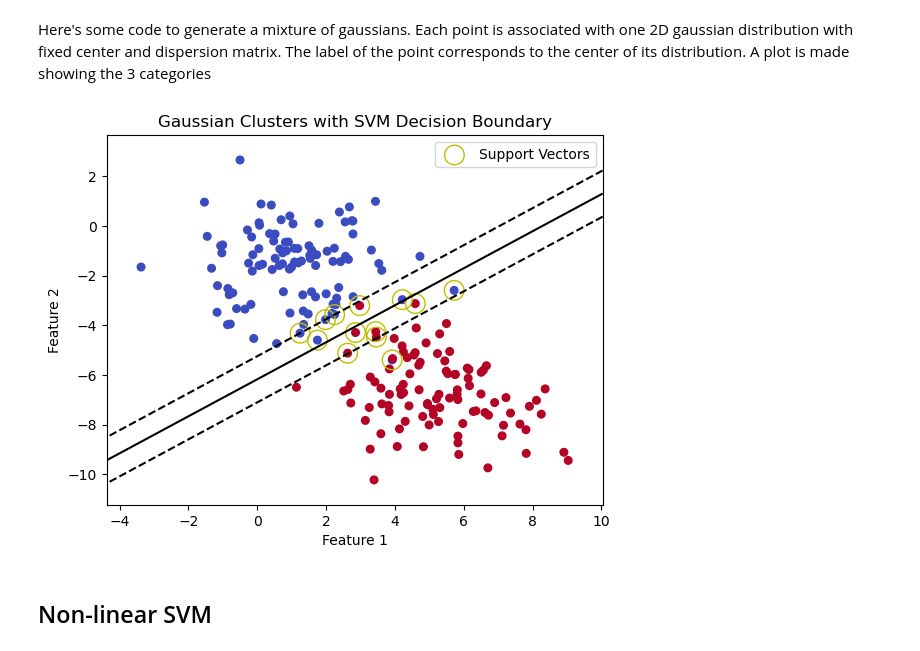
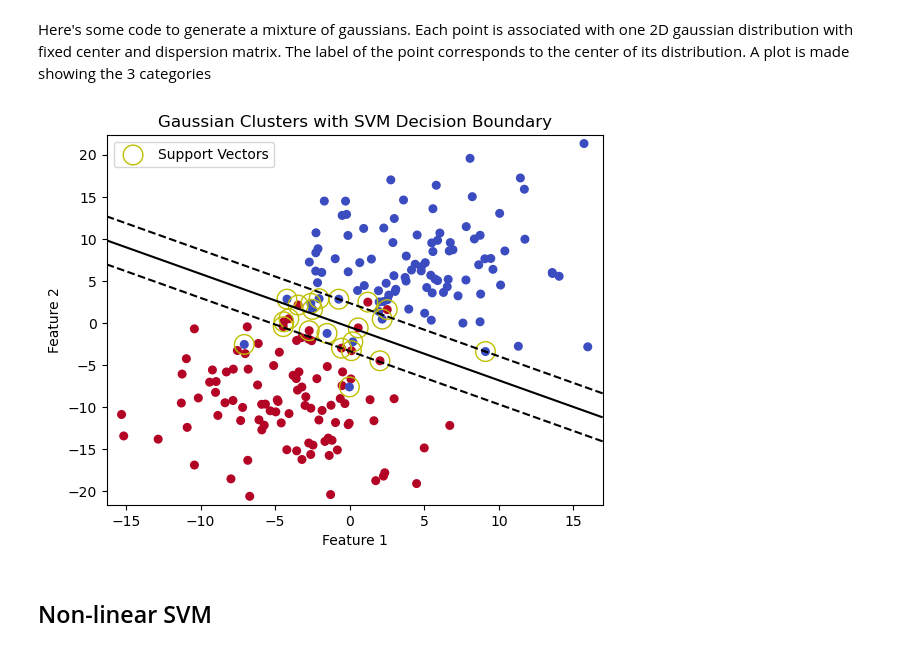
Before and after one commit to AET-CS/aet-cs.github.io, a Jupyter notebook: white/2025/ML/notebooks/Notes-SVM.ipynb, the cells around one changed output. Cells and saved outputs as stored; diff of their text form; code cells hidden in the pictures.

```diff
--- a/white/2025/ML/notebooks/Notes-SVM.ipynb
+++ b/white/2025/ML/notebooks/Notes-SVM.ipynb
@@ -9,35 +9,35 @@ from sklearn.svm import SVC
 from sklearn.datasets import make_blobs
 
 # Step 1: Generate 2D Gaussian clusters
-X, y = make_blobs(n_samples=200, centers=2, cluster_std=1.5)
+X, y = make_blobs(n_samples=200, centers=2, cluster_std=4.8)
 
 # Step 2: Train the SVM
 model = SVC(kernel='linear', C=1.0)
 model.fit(X, y)
 
 # Step 3: Plot the data points
 plt.scatter(X[:, 0], X[:, 1], c=y, cmap='coolwarm', s=30)
 plt.title("Gaussian Clusters with SVM Decision Boundary")
 
 # Step 4: Plot the decision boundary
 # Create a mesh to plot
 xx, yy = np.meshgrid(np.linspace(X[:, 0].min()-1, X[:, 0].max()+1, 500),
                      np.linspace(X[:, 1].min()-1, X[:, 1].max()+1, 500))
 
 Z = model.decision_function(np.c_[xx.ravel(), yy.ravel()])
 Z = Z.reshape(xx.shape)
 
 # Plot decision boundary and margins
 plt.contour(xx, yy, Z, levels=[-1, 0, 1], linestyles=['--', '-', '--'], colors='k')
 plt.scatter(model.support_vectors_[:, 0], model.support_vectors_[:, 1], s=200,
             facecolors='none', edgecolors='y', label='Support Vectors')
 
 plt.legend()
 plt.xlabel("Feature 1")
 plt.ylabel("Feature 2")
 plt.show()
 # %% [output]
-[figure, old version]
+[figure, new version]
 # %% [markdown]
 ## Non-linear SVM
 # %%
```
Also changed, not shown: 5 other files.
